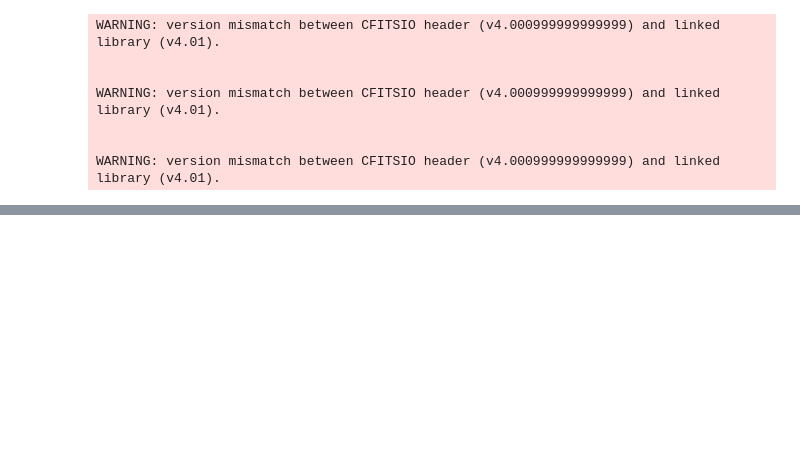
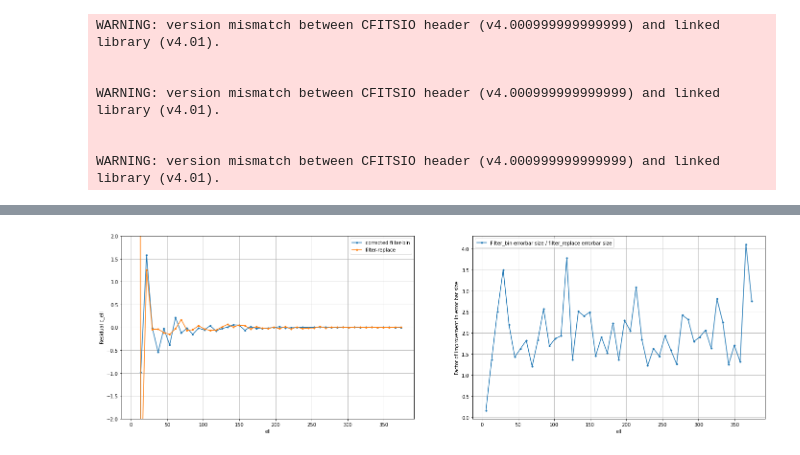
Before and after one commit to catyz/destripe, a Jupyter notebook: simulation.ipynb, the cells around one changed output, grey strips where cells are left out. Cells and saved outputs as stored; diff of their text form; code cells hidden in the pictures; blank space fills up the shorter version.

```diff
--- a/simulation.ipynb
+++ b/simulation.ipynb
@@ -191,2 +67,16 @@ plt.legend()
+# %%
+#Divide out FT with MC
+rng = np.random.default_rng()
+
+fbc_m = np.zeros_like(fb_m)
+fbc_l = np.zeros_like(fb_l)
+fbc_h = np.zeros_like(fb_h)
+
+for i in range(len(ells)):
+    cl_fbc = [cl_fb[:,i][rng.integers(0, cl_ft.shape[0])] / cl_ft[:,i][rng.integers(0, cl_ft.shape[0])] for j in range(1000)]
+    l, m, h = np.percentile(cl_fbc, [2.5,50,97.5])
+    fbc_l[i] = l
+    fbc_m[i] = m
+    fbc_h[i] = h
 # %%
 plt.figure(figsize=(12,7))
@@ -204,0 +96,19 @@ plt.ylim([1e-2,1e3])
+# %%
+interp_input = np.interp(ells, ell_input, TT)
+
+fig, axes = plt.subplots(1,2, figsize=(24, 7))
+axes[0].plot(ells, fbc_m - interp_input , marker='.', label='corrected filter-bin')
+axes[0].plot(ells, replace_m - interp_input, marker='.', label='filter-replace')
+axes[0].set_ylabel('Residual c_ell')
+axes[0].set_ylim([-2, 2])
+
+axes[1].plot(ells, (fbc_h-fbc_l)/(replace_h-replace_l), marker='.', label='Filter_bin errorbar size / filter_replace errorbar size')
+axes[1].set_ylabel('Factor of improvement in error bar size')
+# axes[1].set_ylim([0,12])
+
+for ax in axes:
+    ax.grid()
+    ax.legend()
+    ax.set_xlabel('ell')
+# %% [output]
+[figure, added]
```
Also changed, not shown: parts of 19 cells of this notebook, 4 other files.
